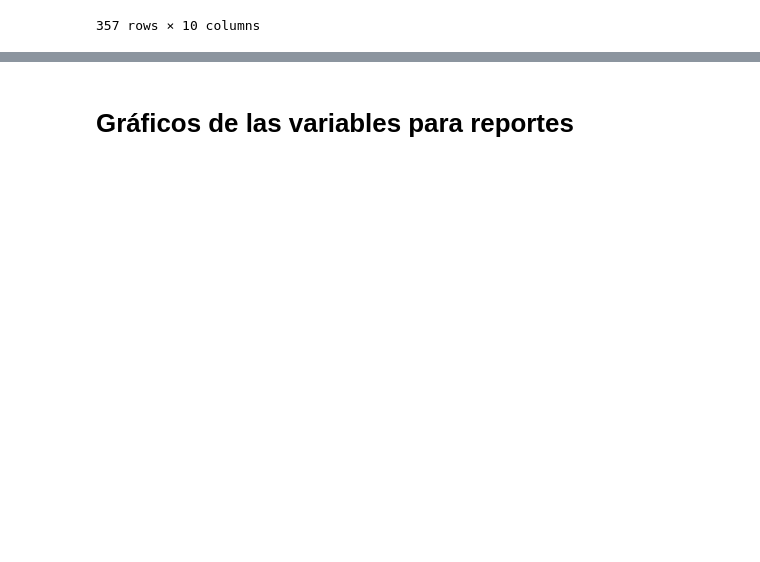
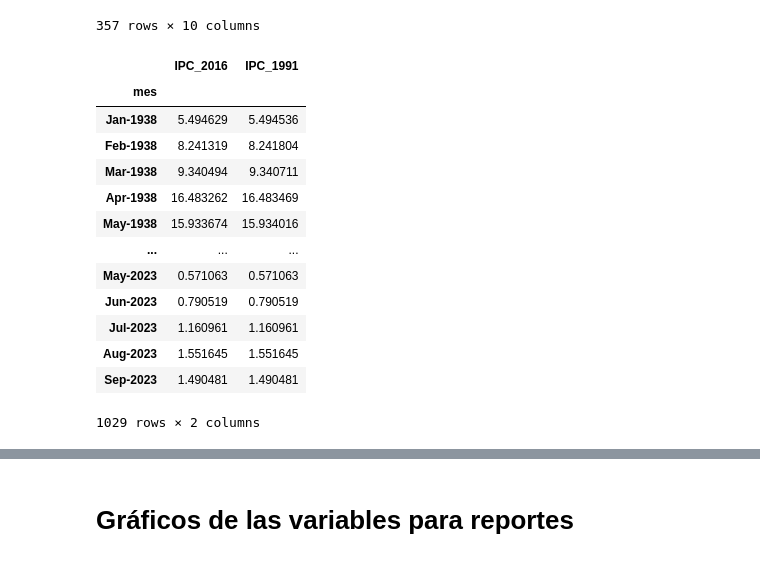
Before and after one commit to cesar-ramosh/Gobernanzas-de-datos, a Jupyter notebook: Sector_Precios.ipynb, the cells around one changed output, grey strips where cells are left out. Saved outputs shown, nothing was run; the diff lists cells and outputs as text; code cells hidden in the pictures; blank space fills up the shorter version.

```diff
--- a/Sector_Precios.ipynb
+++ b/Sector_Precios.ipynb
@@ -303,7 +325,8 @@ import pandas as pd
 #infla_alimen = infla_alimen.dropna(axis=0)
 infla_histo = infla_histo.dropna(how='all')
 # Formato de fechas
-infla_histo.loc[:, 'mes'] = infla_histo['mes'].dt.strftime('%b-%y')
+infla_histo.loc[:, 'mes'] = infla_histo['mes'].dt.strftime('%b-%Y')
 # Redondear los decimales
 infla_histo = infla_histo.round(10)
+infla_histo.to_excel('mi_dataframe.xlsx', index=False)
 # %% [output]
@@ -356,7 +353,7 @@ depto_icum = depto_icum.dropna(how='all')
 #===============================================#
 # Seleccionamos las lista de todas las variables de divisiones.
 variables_divis = infla_divis.columns.tolist()
-# Creamos un dataframe con todas las inflaciones mensual/12meses/acumulada por departamento
+# Creamos un dataframe con todas las inflaciones mensual/12meses/acumulada por divisiones
 divis_imes = infla_divis[ ['mes'] + [variable for variable in infla_divis.columns if variable.startswith('imes_')] ]
 divis_imes = divis_imes.rename(columns=lambda x: x.replace('imes_', '') if x.startswith('imes_') else x) # Retornamos nombre original
 divis_imes.set_index('mes', inplace=True)
@@ -372,7 +369,7 @@ divis_icum = divis_icum.dropna(how='all')
 #===============================================#
 # Seleccionamos las lista de todas las variables de productos.
 variables_produc = infla_produc.columns.tolist()
-# Creamos un dataframe con todas las inflaciones mensual/12meses/acumulada por departamento
+# Creamos un dataframe con todas las inflaciones mensual/12meses/acumulada por productos
 produc_imes = infla_produc[ ['mes'] + [variable for variable in infla_produc.columns if variable.startswith('imes_')] ]
 produc_imes = produc_imes.rename(columns=lambda x: x.replace('imes_', '') if x.startswith('imes_') else x) # Retornamos nombre original
 produc_imes.set_index('mes', inplace=True)
@@ -388,7 +385,7 @@ produc_icum = produc_icum.dropna(how='all')
 #===============================================#
 # Seleccionamos las lista de todas las variables de alimentos.
 variables_alimen = infla_alimen.columns.tolist()
-# Creamos un dataframe con todas las inflaciones mensual/12meses/acumulada por departamento
+# Creamos un dataframe con todas las inflaciones mensual/12meses/acumulada por alimentos
 alimen_imes = infla_alimen[ ['mes'] + [variable for variable in infla_alimen.columns if variable.startswith('imes_')] ]
 alimen_imes = alimen_imes.rename(columns=lambda x: x.replace('imes_', '') if x.startswith('imes_') else x) # Retornamos nombre original
 alimen_imes.set_index('mes', inplace=True)
@@ -404,20 +401,20 @@ alimen_icum = alimen_icum.dropna(how='all')
 #===============================================#
 #===============================================#
 # Seleccionamos las lista de todas las variables de inflación histórica.
-variables_alimen = infla_alimen.columns.tolist()
-# Creamos un dataframe con todas las inflaciones mensual/12meses/acumulada por departamento
-alimen_imes = infla_alimen[ ['mes'] + [variable for variable in infla_alimen.columns if variable.startswith('imes_')] ]
-alimen_imes = alimen_imes.rename(columns=lambda x: x.replace('imes_', '') if x.startswith('imes_') else x) # Retornamos nombre original
-alimen_imes.set_index('mes', inplace=True)
-alimen_imes = alimen_imes.dropna(how='all')
-alimen_i12m = infla_alimen[ ['mes'] + [variable for variable in infla_alimen.columns if variable.startswith('i12m_')] ]
-alimen_i12m = alimen_i12m.rename(columns=lambda x: x.replace('i12m_', '') if x.startswith('i12m_') else x) # Retornamos nombre original
-alimen_i12m.set_index('mes', inplace=True)
-alimen_i12m = alimen_i12m.dropna(how='all')
-alimen_icum = infla_alimen[ ['mes'] + [variable for variable in infla_alimen.columns if variable.startswith('icum_')] ]
-alimen_icum = alimen_icum.rename(columns=lambda x: x.replace('icum_', '') if x.startswith('icum_') else x) # Retornamos nombre original
-alimen_icum.set_index('mes', inplace=True)
-alimen_icum = alimen_icum.dropna(how='all')
+variables_histo = infla_histo.columns.tolist()
+# Creamos un dataframe con todas las inflaciones mensual/12meses/acumulada por base 1991 y 2016
+histo_imes = infla_histo[ ['mes'] + [variable for variable in infla_histo.columns if variable.startswith('imes_')] ]
+histo_imes = histo_imes.rename(columns=lambda x: x.replace('imes_', '') if x.startswith('imes_') else x) # Retornamos nombre original
+histo_imes.set_index('mes', inplace=True)
+histo_imes = histo_imes.dropna(how='all')
+histo_i12m = infla_histo[ ['mes'] + [variable for variable in infla_histo.columns if variable.startswith('i12m_')] ]
+histo_i12m = histo_i12m.rename(columns=lambda x: x.replace('i12m_', '') if x.startswith('i12m_') else x) # Retornamos nombre original
+histo_i12m.set_index('mes', inplace=True)
+histo_i12m = histo_i12m.dropna(how='all')
+histo_icum = infla_histo[ ['mes'] + [variable for variable in infla_histo.columns if variable.startswith('icum_')] ]
+histo_icum = histo_icum.rename(columns=lambda x: x.replace('icum_', '') if x.startswith('icum_') else x) # Retornamos nombre original
+histo_icum.set_index('mes', inplace=True)
+histo_icum = histo_icum.dropna(how='all')
 #===============================================#
 # %% [markdown]
 # Cálculo de la incidencia de la inflación (_mensual_, _a doce meses_ y _acumulada_)
@@ -611,5 +629,22 @@ depto_icum
 | Aug-23 | 1.551645 | 1.492067 | 2.288560 | 1.217029 | 1.813805 | 1.437749 | 0.124570 | 1.182909 | 0.747483 | 0.508372 |
 | Sep-23 | 1.490481 | 1.607597 | 2.339202 | 1.029236 | 1.868269 | 1.261639 | -0.629520 | 1.110934 | 0.545264 | 0.565247 |
 357 rows × 10 columns
+# %%
+histo_icum
+# %% [output]
+|  | IPC_2016 | IPC_1991 |
+| mes |  |  |
+| Jan-1938 | 5.494629 | 5.494536 |
+| Feb-1938 | 8.241319 | 8.241804 |
+| Mar-1938 | 9.340494 | 9.340711 |
+| Apr-1938 | 16.483262 | 16.483469 |
+| May-1938 | 15.933674 | 15.934016 |
+| ... | ... | ... |
+| May-2023 | 0.571063 | 0.571063 |
+| Jun-2023 | 0.790519 | 0.790519 |
+| Jul-2023 | 1.160961 | 1.160961 |
+| Aug-2023 | 1.551645 | 1.551645 |
+| Sep-2023 | 1.490481 | 1.490481 |
+1029 rows × 2 columns
 # %%
 depto_icum_anual = depto_icum
```
Also changed, not shown: parts of 30 cells of this notebook.
